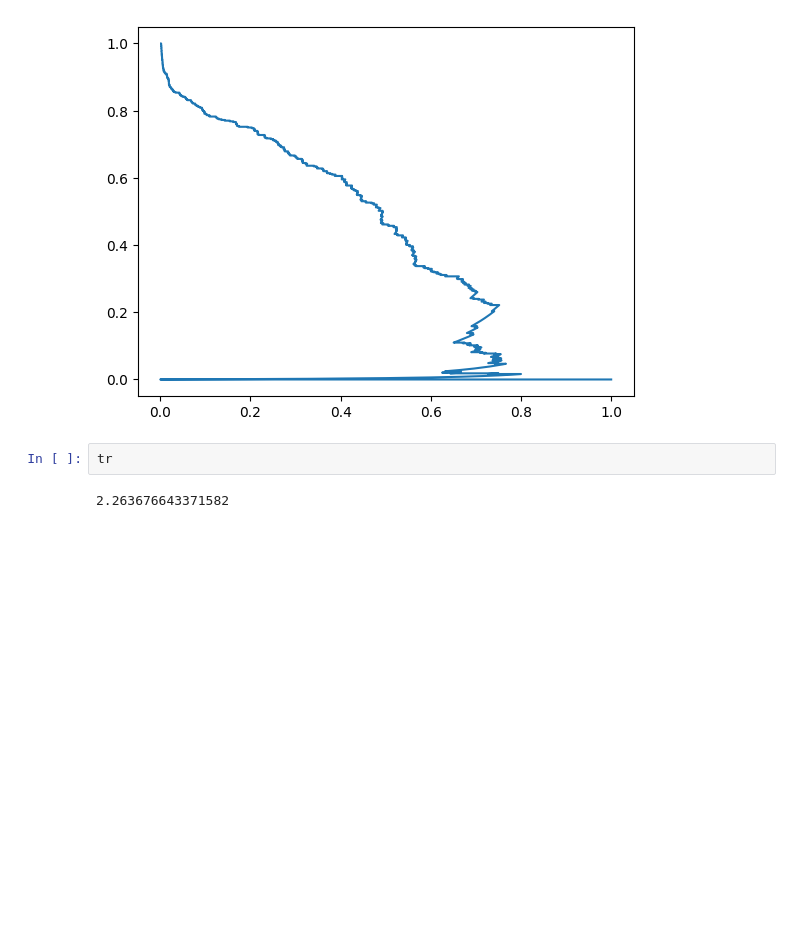
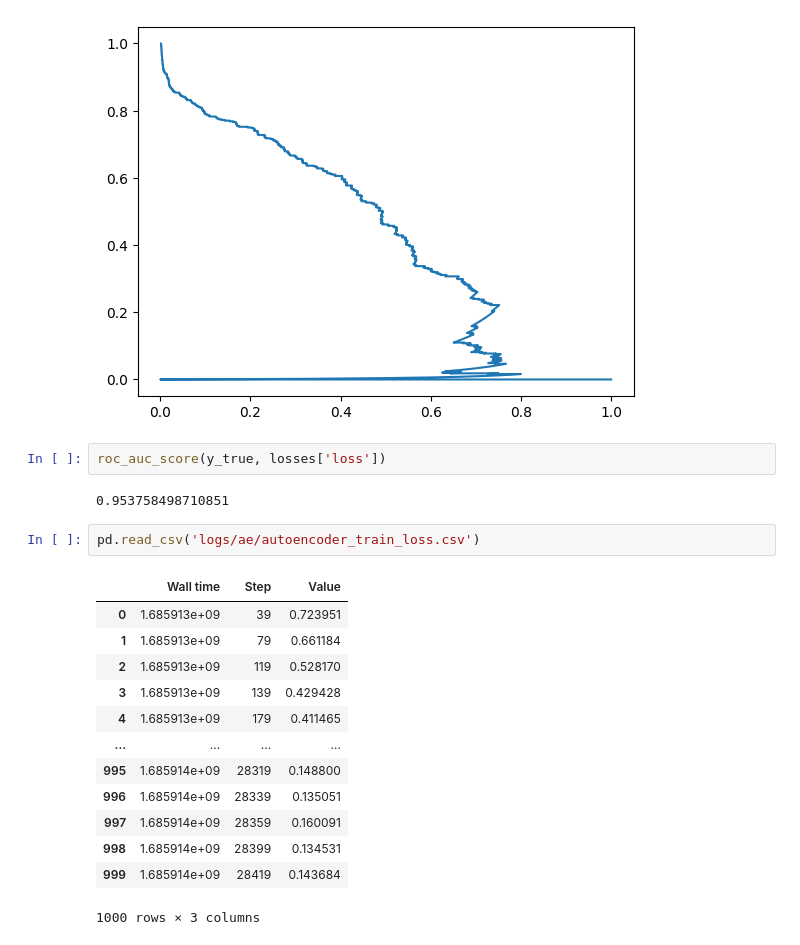
Before and after one commit to nokiroki/Coursework_copy, a Jupyter notebook: notebooks/autoncoder.ipynb, the cells around one changed output. Saved outputs shown, nothing was run; the diff lists cells and outputs as text; blank space fills up the shorter version.

```diff
--- a/notebooks/autoncoder.ipynb
+++ b/notebooks/autoncoder.ipynb
@@ -135,7 +134,23 @@ tr = get_optimum_threshold(y_true, losses['loss'])
 # %% [output]
 0.49951219462275126
 [figure]
-# %%
-tr
-# %% [output]
-2.263676643371582
+# %%
+roc_auc_score(y_true, losses['loss'])
+# %% [output]
+0.953758498710851
+# %%
+pd.read_csv('logs/ae/autoencoder_train_loss.csv')
+# %% [output]
+|  | Wall time | Step | Value |
+| 0 | 1.685913e+09 | 39 | 0.723951 |
+| 1 | 1.685913e+09 | 79 | 0.661184 |
+| 2 | 1.685913e+09 | 119 | 0.528170 |
+| 3 | 1.685913e+09 | 139 | 0.429428 |
+| 4 | 1.685913e+09 | 179 | 0.411465 |
+| ... | ... | ... | ... |
+| 995 | 1.685914e+09 | 28319 | 0.148800 |
+| 996 | 1.685914e+09 | 28339 | 0.135051 |
+| 997 | 1.685914e+09 | 28359 | 0.160091 |
+| 998 | 1.685914e+09 | 28399 | 0.134531 |
+| 999 | 1.685914e+09 | 28419 | 0.143684 |
+1000 rows × 3 columns
```
Also changed, not shown: parts of 15 cells of this notebook, 3 other files.
